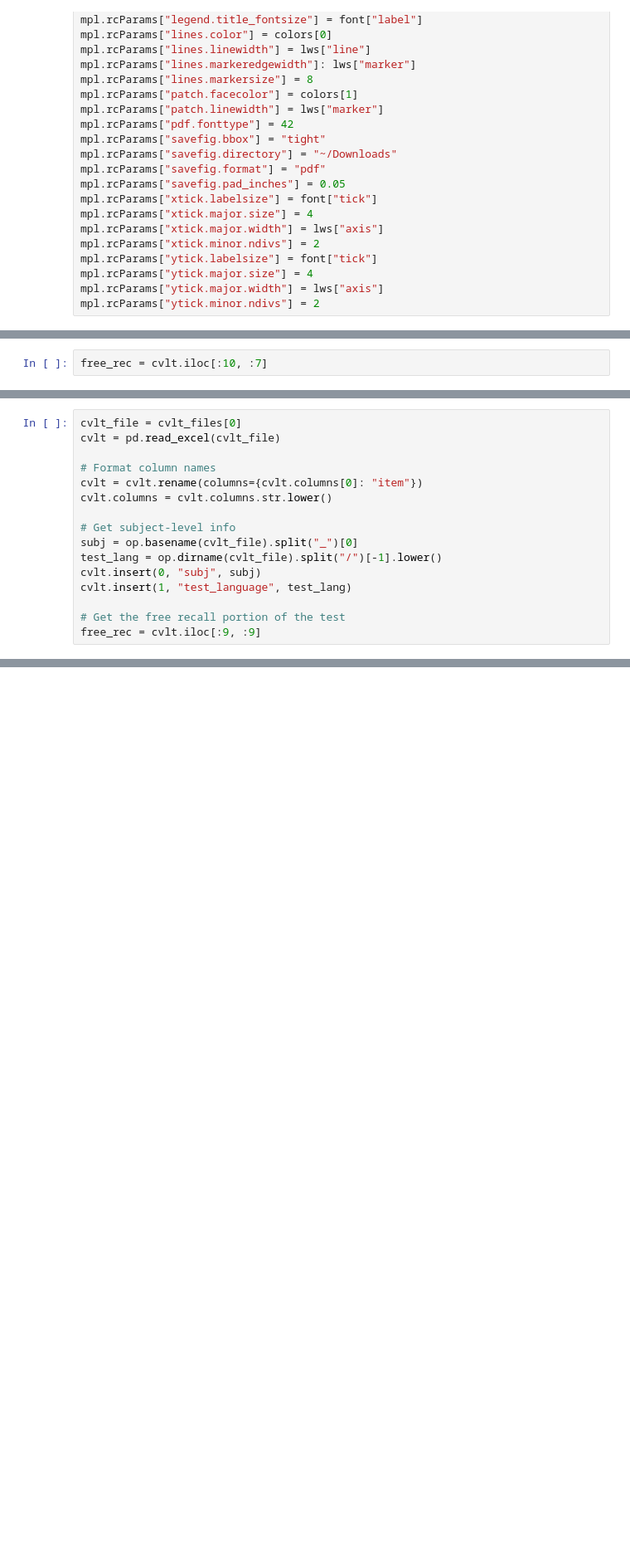
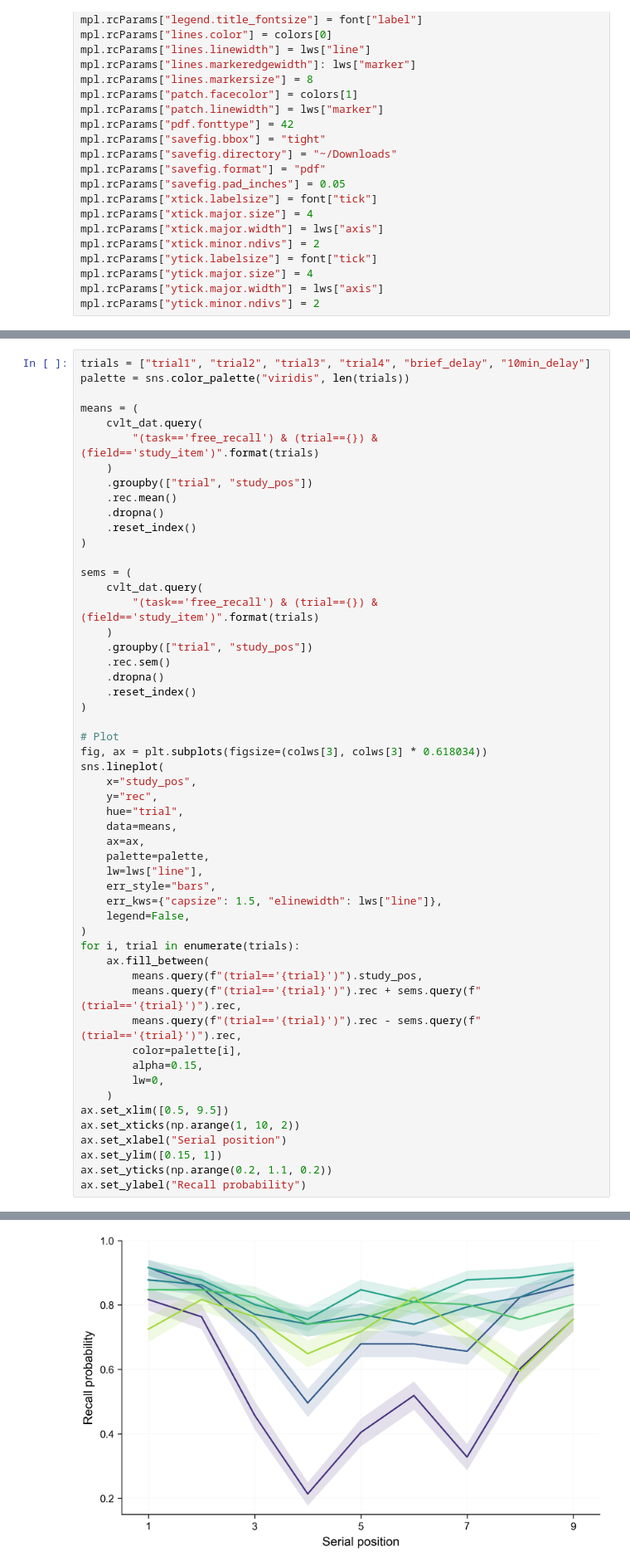
Before and after one commit to dschonhaut/cvlt, a Jupyter notebook: org_behav_data.ipynb, the cells around one changed output, grey strips where cells are left out. Shown at 83% size. Saved outputs shown, nothing was run; the diff lists cells and outputs as text; blank space fills up the shorter version.

```diff
--- a/org_behav_data.ipynb
+++ b/org_behav_data.ipynb
@@ -113,2 +102,0 @@ print(len(cvlt_files))
-# %%
-free_rec = cvlt.iloc[:10, :7]
@@ -188,16 +102,0 @@ free_recm
-# %%
-cvlt_file = cvlt_files[0]
-cvlt = pd.read_excel(cvlt_file)
-
-# Format column names
-cvlt = cvlt.rename(columns={cvlt.columns[0]: "item"})
-cvlt.columns = cvlt.columns.str.lower()
-
-# Get subject-level info
-subj = op.basename(cvlt_file).split("_")[0]
-test_lang = op.dirname(cvlt_file).split("/")[-1].lower()
-cvlt.insert(0, "subj", subj)
-cvlt.insert(1, "test_language", test_lang)
-
-# Get the free recall portion of the test
-free_rec = cvlt.iloc[:9, :9]
@@ -203,0 +371,54 @@ free_rec = cvlt.iloc[:9, :9]
+# %%
+trials = ["trial1", "trial2", "trial3", "trial4", "brief_delay", "10min_delay"]
+palette = sns.color_palette("viridis", len(trials))
+
+means = (
+    cvlt_dat.query(
+        "(task=='free_recall') & (trial=={}) & (field=='study_item')".format(trials)
+    )
+    .groupby(["trial", "study_pos"])
+    .rec.mean()
+    .dropna()
+    .reset_index()
+)
+
+sems = (
+    cvlt_dat.query(
+        "(task=='free_recall') & (trial=={}) & (field=='study_item')".format(trials)
+    )
+    .groupby(["trial", "study_pos"])
+    .rec.sem()
+    .dropna()
+    .reset_index()
+)
+
+# Plot
+fig, ax = plt.subplots(figsize=(colws[3], colws[3] * 0.618034))
+sns.lineplot(
+    x="study_pos",
+    y="rec",
+    hue="trial",
+    data=means,
+    ax=ax,
+    palette=palette,
+    lw=lws["line"],
+    err_style="bars",
+    err_kws={"capsize": 1.5, "elinewidth": lws["line"]},
+    legend=False,
+)
+for i, trial in enumerate(trials):
+    ax.fill_between(
+        means.query(f"(trial=='{trial}')").study_pos,
+        means.query(f"(trial=='{trial}')").rec + sems.query(f"(trial=='{trial}')").rec,
+        means.query(f"(trial=='{trial}')").rec - sems.query(f"(trial=='{trial}')").rec,
+        color=palette[i],
+        alpha=0.15,
+        lw=0,
+    )
+ax.set_xlim([0.5, 9.5])
+ax.set_xticks(np.arange(1, 10, 2))
+ax.set_xlabel("Serial position")
+ax.set_ylim([0.15, 1])
+ax.set_yticks(np.arange(0.2, 1.1, 0.2))
+ax.set_ylabel("Recall probability")
+# %% [output]
@@ -203,0 +428 @@ free_rec = cvlt.iloc[:9, :9]
+[figure, added]
```
Also changed, not shown: parts of 9 cells of this notebook.
